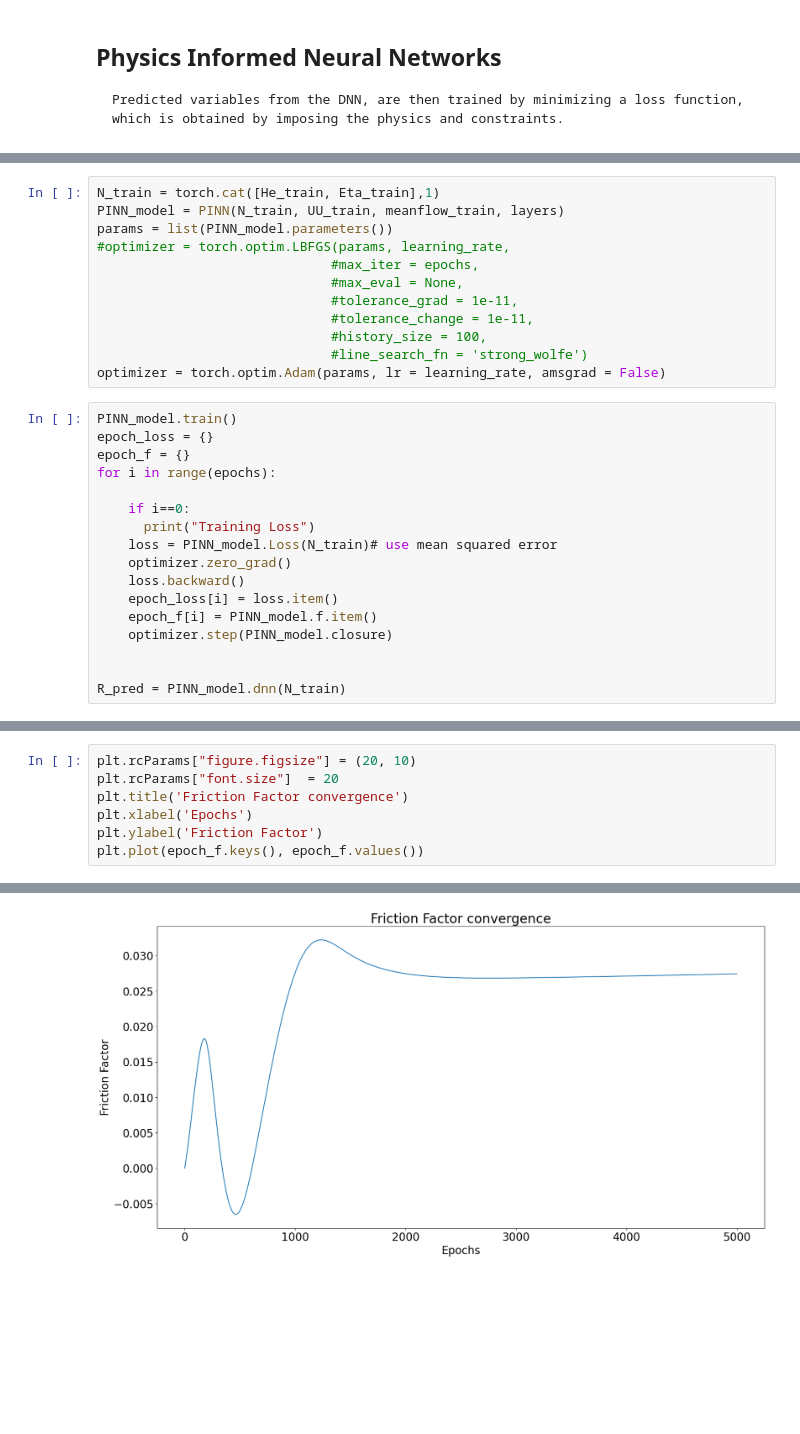
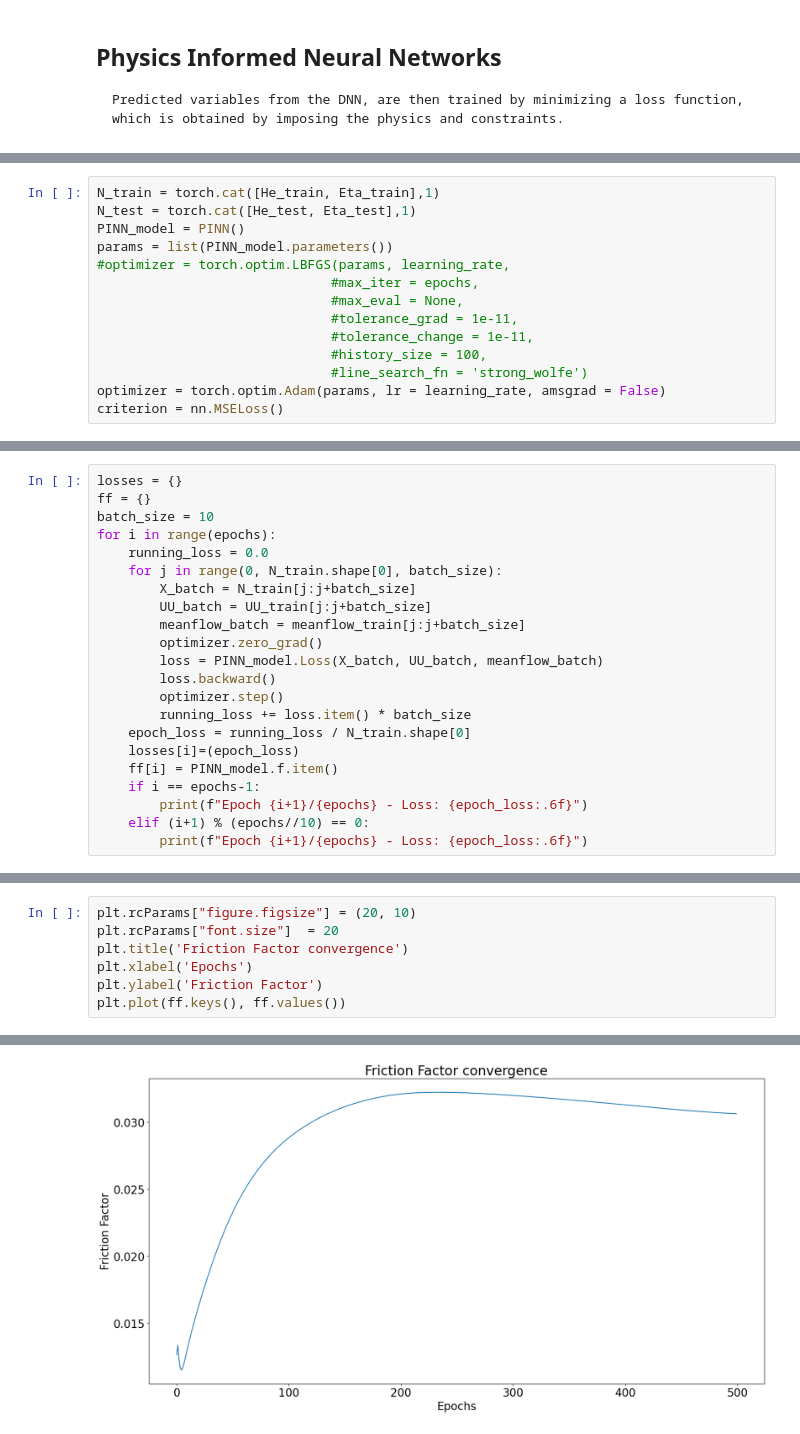
Before and after one commit to ramtarun02/Indirect-Noise-in-Nozzles, a Jupyter notebook: FF_Estimation_CPU.ipynb, the cells around one changed output, grey strips where cells are left out. Saved outputs shown, nothing was run; the diff lists cells and outputs as text; blank space fills up the shorter version.

Commit message:
Mini Batch Gradient Descent Training Method

```diff
--- a/FF_Estimation_CPU.ipynb
+++ b/FF_Estimation_CPU.ipynb
@@ -244,6 +234,7 @@ class PINN(nn.Module):
 # %%
 N_train = torch.cat([He_train, Eta_train],1)
-PINN_model = PINN(N_train, UU_train, meanflow_train, layers)
+N_test = torch.cat([He_test, Eta_test],1)
+PINN_model = PINN()
 params = list(PINN_model.parameters())
 #optimizer = torch.optim.LBFGS(params, learning_rate,
                               #max_iter = epochs,
@@ -253,20 +244,4 @@ params = list(PINN_model.parameters())
                               #history_size = 100,
                               #line_search_fn = 'strong_wolfe')
 optimizer = torch.optim.Adam(params, lr = learning_rate, amsgrad = False)
+criterion = nn.MSELoss()
-# %%
-PINN_model.train()
-epoch_loss = {}
-epoch_f = {}
-for i in range(epochs):
-
-    if i==0:
-      print("Training Loss")
-    loss = PINN_model.Loss(N_train)# use mean squared error
-    optimizer.zero_grad()
-    loss.backward()
-    epoch_loss[i] = loss.item()
-    epoch_f[i] = PINN_model.f.item()
-    optimizer.step(PINN_model.closure)
-
-
-R_pred = PINN_model.dnn(N_train)
@@ -290,0 +248,22 @@ f_real = [0.01], f_PINN = [0.02742], Loss = [0.27267]
+# %%
+losses = {}
+ff = {}
+batch_size = 10
+for i in range(epochs):
+    running_loss = 0.0
+    for j in range(0, N_train.shape[0], batch_size):
+        X_batch = N_train[j:j+batch_size]
+        UU_batch = UU_train[j:j+batch_size]
+        meanflow_batch = meanflow_train[j:j+batch_size]
+        optimizer.zero_grad()
+        loss = PINN_model.Loss(X_batch, UU_batch, meanflow_batch)
+        loss.backward()
+        optimizer.step()
+        running_loss += loss.item() * batch_size
+    epoch_loss = running_loss / N_train.shape[0]
+    losses[i]=(epoch_loss)
+    ff[i] = PINN_model.f.item()
+    if i == epochs-1:
+        print(f"Epoch {i+1}/{epochs} - Loss: {epoch_loss:.6f}")
+    elif (i+1) % (epochs//10) == 0:
+        print(f"Epoch {i+1}/{epochs} - Loss: {epoch_loss:.6f}")
@@ -306,10 +298,10 @@ plt.plot(Eta_train.detach().cpu(),R_pred.detach().cpu(), 'r--')
 # %%
 plt.rcParams["figure.figsize"] = (20, 10)
 plt.rcParams["font.size"]  = 20
 plt.title('Friction Factor convergence')
 plt.xlabel('Epochs')
 plt.ylabel('Friction Factor')
-plt.plot(epoch_f.keys(), epoch_f.values())
+plt.plot(ff.keys(), ff.values())
 # %% [output]
 [<matplotlib.lines.Line2D at 0x...>]
-[figure, old version]
+[figure, new version]
```
Also changed, not shown: parts of 12 cells of this notebook.
